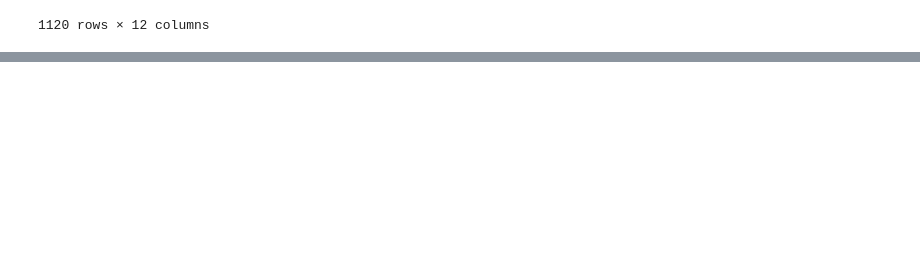
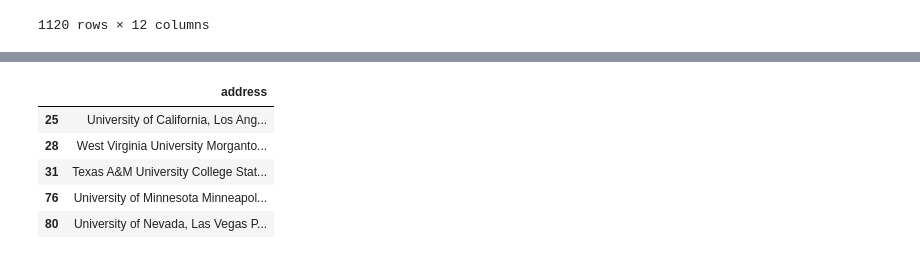
Before and after one commit to laurenoldham1202/final-project, a Jupyter notebook: notebooks/geocode.ipynb, the cells around one changed output, grey strips where cells are left out. Saved outputs shown, nothing was run; the diff lists cells and outputs as text; code cells hidden in the pictures; blank space fills up the shorter version.

```diff
--- a/notebooks/geocode.ipynb
+++ b/notebooks/geocode.ipynb
@@ -121,0 +94,3 @@ x
+# %%
+# use list comprehension to loop through each address and geocode with OSM
+geocodeTest = [gc.osm(school) for school in addresses.address]
@@ -121,0 +101,14 @@ x
+# %%
+# find the index of failed results in the geocoded dataframe
+failIndex = [i for i in range(len(geocodeTest)) if geocodeTest[i].osm is None]
+
+# locate the above failure index values in the addresses dataframe
+fails = addresses.loc[failIndex]
+fails
+# %% [output]
+|  | address |
+| 25 | University of California, Los Ang... |
+| 28 | West Virginia University Morganto... |
+| 31 | Texas A&M University College Stat... |
+| 76 | University of Minnesota Minneapol... |
+| 80 | University of Nevada, Las Vegas P... |
```
Also changed, not shown: parts of 16 cells of this notebook.
